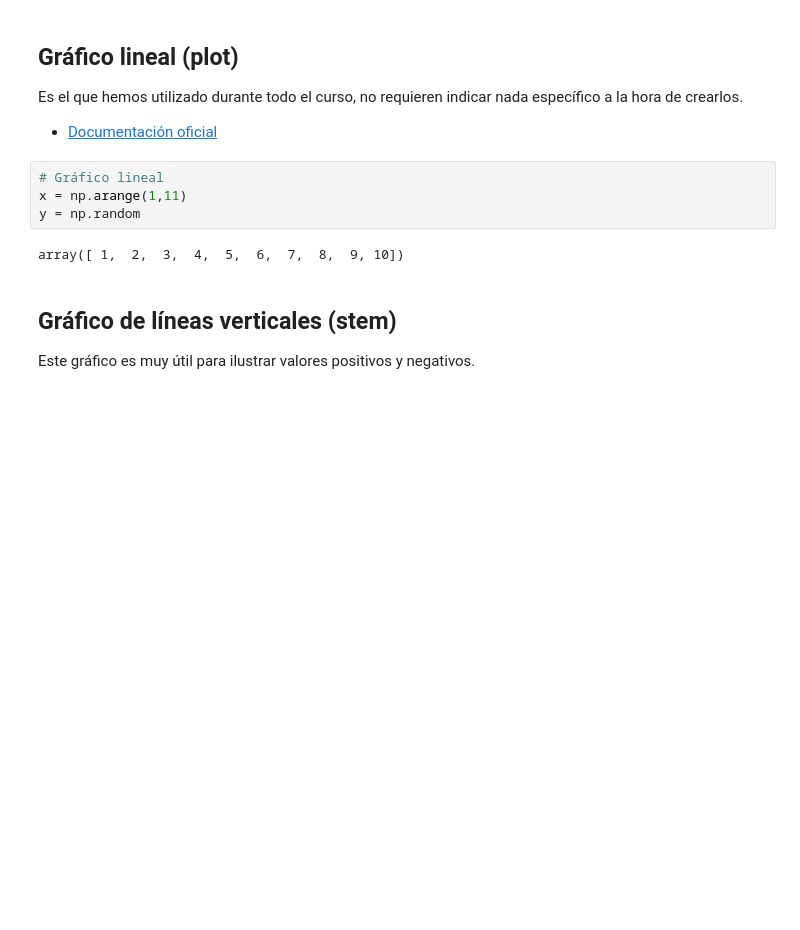
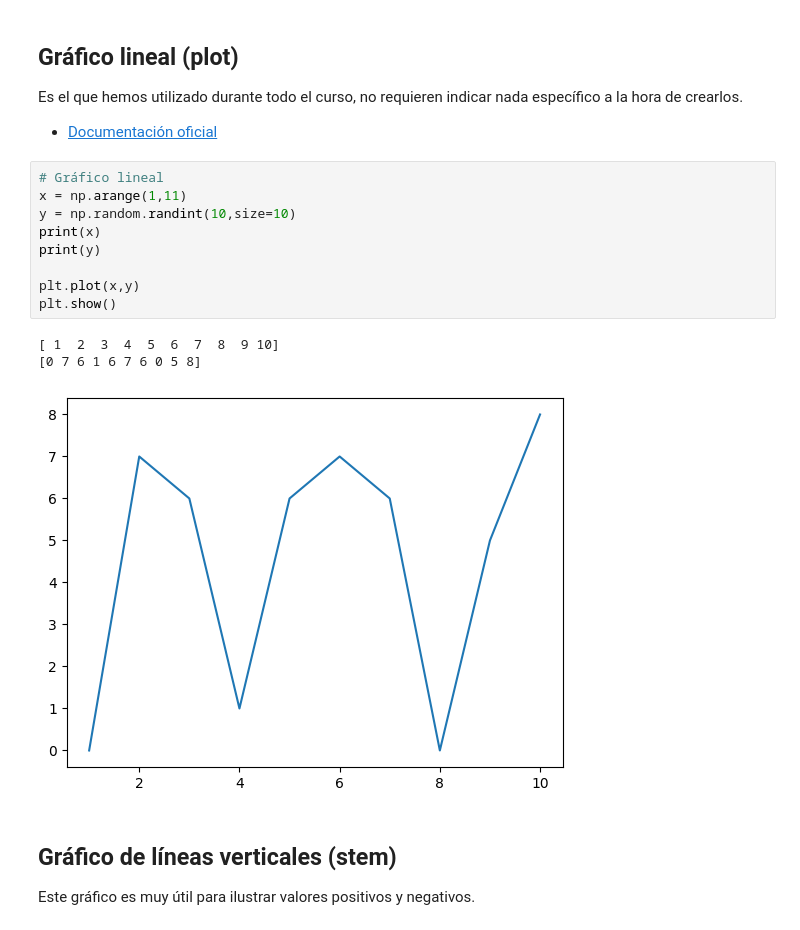
Before and after one commit to lauragonzalezmoran/phyton_basico_ICAI, a Jupyter notebook: ClassBook/10_Matplotlib/09 - Tipos de gráficos.ipynb, the cells around one changed output. Cells and saved outputs as stored; diff of their text form; blank space fills up the shorter version.

```diff
--- a/ClassBook/10_Matplotlib/09 - Tipos de gráficos.ipynb
+++ b/ClassBook/10_Matplotlib/09 - Tipos de gráficos.ipynb
@@ -14,9 +14,16 @@ Es el que hemos utilizado durante todo el curso, no requieren indicar nada espec
 # %%
 # Gráfico lineal
 x = np.arange(1,11)
-y = np.random
+y = np.random.randint(10,size=10)
+print(x)
+print(y)
+
+plt.plot(x,y)
+plt.show()
 # %% [output]
-array([ 1,  2,  3,  4,  5,  6,  7,  8,  9, 10])
+[ 1  2  3  4  5  6  7  8  9 10]
+[0 7 6 1 6 7 6 0 5 8]
+[figure, added]
 # %% [markdown]
 ## Gráfico de líneas verticales (stem)
 
```
Also changed, not shown: parts of 4 cells of this notebook, 1 other file.
